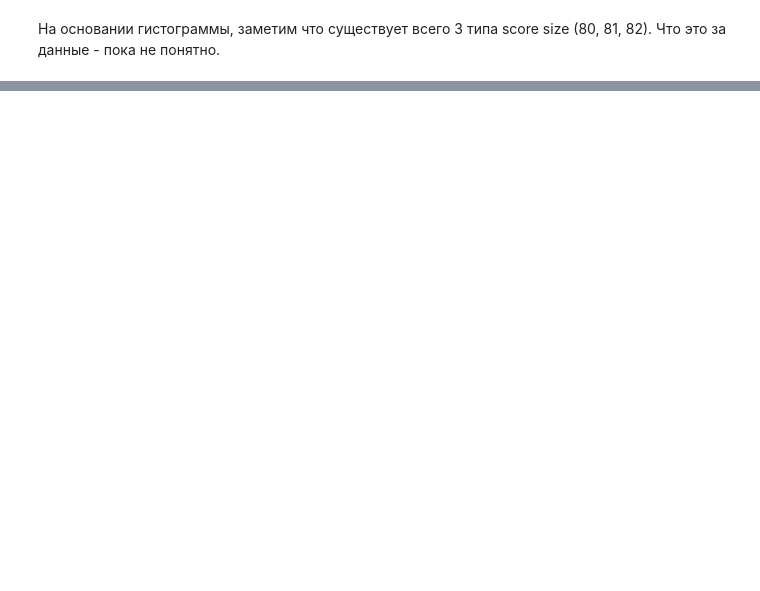
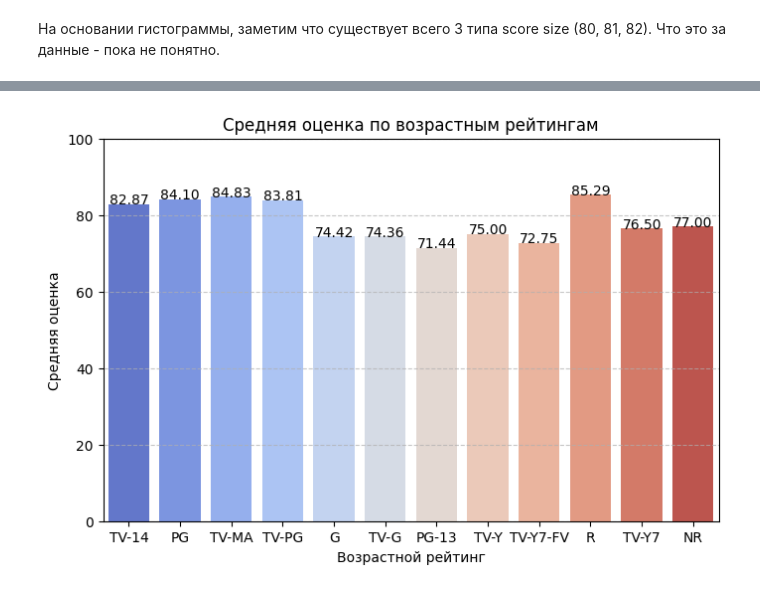
Before and after one commit to musinit/netflix_research, a Jupyter notebook: initial_analysis.ipynb, the cells around one changed output, grey strips where cells are left out. Cells and saved outputs as stored; diff of their text form; code cells hidden in the pictures; blank space fills up the shorter version.

```diff
--- a/initial_analysis.ipynb
+++ b/initial_analysis.ipynb
@@ -123,0 +152,33 @@ plt.show()
+# %%
+# Посмотрим на корреляцию оценок и возрастного рейтинга шоу
+
+# Подсчет количества фильмов по возрастным рейтингам
+age_rating_counts = ns_cleared['age_rating'].value_counts().reset_index()
+age_rating_counts.columns = ['age_rating', 'count']
+
+# Рассчет средней оценки по возрастным рейтингам
+age_rating_avg = ns_cleared.groupby('age_rating')['score'].mean().reset_index()
+
+# Объединение данных
+age_rating_avg = age_rating_avg.merge(age_rating_counts, on='age_rating')
+
+# Сортировка по количеству фильмов
+age_rating_avg = age_rating_avg.sort_values(by='count', ascending=False)
+
+# Построение гистограммы
+plt.figure(figsize=(8, 5))
+sns.barplot(x='age_rating', y='score', data=age_rating_avg, palette="coolwarm")
+
+# Добавление подписей к столбцам
+for i, value in enumerate(age_rating_avg['score']):
+    plt.text(i, value + 0.05, f'{value:.2f}', ha='center', fontsize=10)
+
+# Оформление графика
+plt.title('Средняя оценка по возрастным рейтингам')
+plt.xlabel('Возрастной рейтинг')
+plt.ylabel('Средняя оценка')
+plt.ylim(0, 100)  # Диапазон оценок от 0 до 100
+plt.grid(axis='y', linestyle='--', alpha=0.7)
+plt.show()
+# %% [output]
+[figure, added]
```
Also changed, not shown: parts of 6 cells of this notebook.
